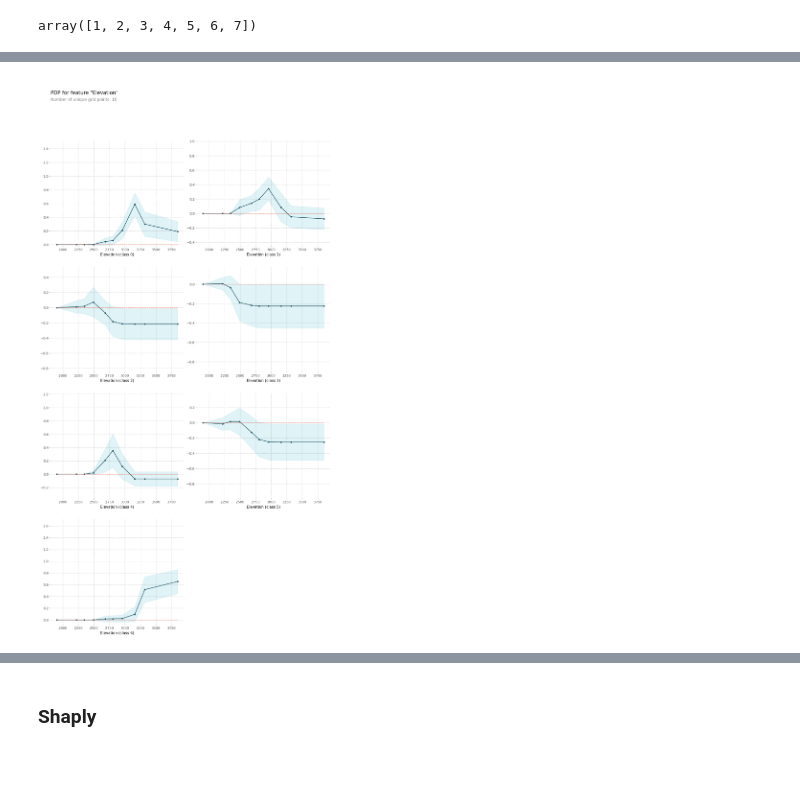
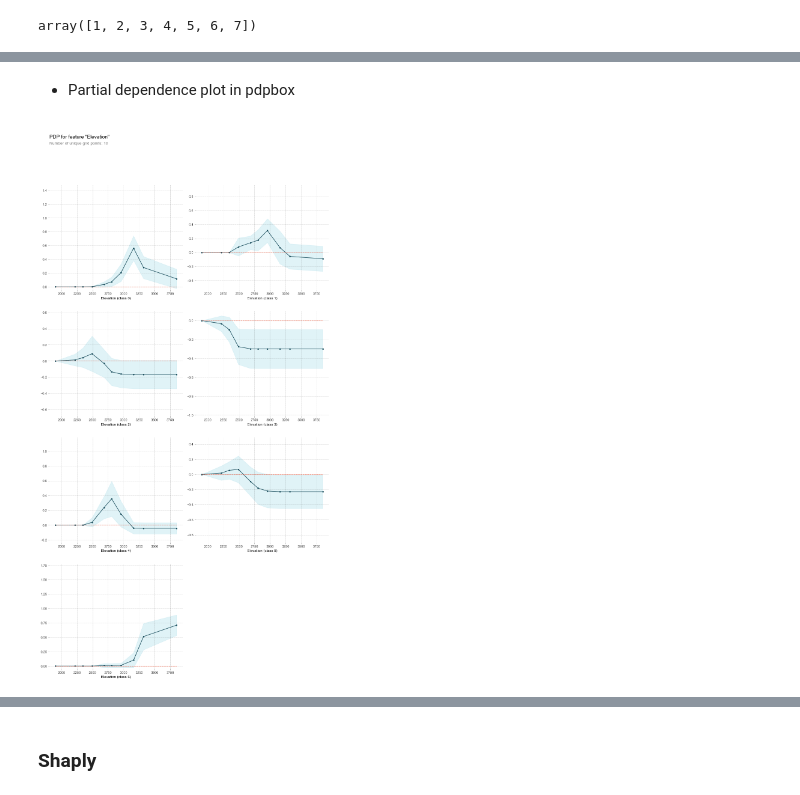
Before and after one commit to skhabiri/PredictiveModeling-CoverType-u2build, a Jupyter notebook: notebooks/forestcover.ipynb, the cells around one changed output, grey strips where cells are left out. Drawn from its saved outputs; the diff is of its cells as text; code cells hidden in the pictures; blank space fills up the shorter version.

```diff
--- a/notebooks/forestcover.ipynb
+++ b/notebooks/forestcover.ipynb
@@ -628,7 +814,8 @@ def important_features(estimator, est_dict, X_val, y_val, selected_feat, n_feat=
   df = df[df.loc[:,"feature"].isin(selected_feat)]
 
   # feature_importance metric calculated directly by the estimator
-  df["estimator_feature_importance"] = estimator.named_steps[est_dict[estimator][0].__class__.__name__.lower()].feature_importances_
+  df["estimator_feature_importance"] = estimator.named_steps[
+            est_dict[estimator][0].__class__.__name__.lower()].feature_importances_
 
   # Sorting based on permutation importance values
   df = df.sort_values(by='importances_mean', ascending=False)
@@ -656,8 +843,9 @@ def important_features(estimator, est_dict, X_val, y_val, selected_feat, n_feat=
 # %%
 for i, estimator in enumerate(tree_list):
   print(f"********** {est_dict[estimator][0].__class__.__name__} **********")
-  df_importance = important_features(estimator=estimator, est_dict=est_dict,
-                                     X_val=X_val, y_val=y_val, selected_feat=selected_feat, n_feat=15, n_repeats=5)
+  df_importance = important_features(
+      estimator=estimator, est_dict=est_dict, X_val=X_val, y_val=y_val,
+      selected_feat=selected_feat, n_feat=15, n_repeats=5)
 # %% [output]
 ********** RandomForestClassifier **********
 dict_keys(['importances_mean', 'importances_std', 'importances'])
@@ -698,7 +886,7 @@ eval_set = [(X_train_xform, y_train), (X_val_xform, y_val)]
 clf.fit(X_train_xform, y_train,
           eval_set=eval_set,
           eval_metric=['merror', 'mlogloss'],
-          early_stopping_rounds=50,
+          early_stopping_rounds=20,
           verbose=False) # Stop if the score hasn't improved in 50 rounds
 
 print('Training Accuracy:', clf.score(X_train_xform, y_train))
@@ -753,7 +960,8 @@ for k, estimator in enumerate(tree_list):
   # estimator.set_params(functiontransformer__kw_args = kwargs_dict)
   # print(est_dict[estimator][1])
 
-  param_distributions = {classifier_name.lower()+'__'+ est_dict[estimator][1][j]: est_dict[estimator][2][j] for j in range(len(est_dict[estimator][1]))}
+  param_distributions = {classifier_name.lower()+'__'+ est_dict[estimator][1][j]: est_dict[estimator][2][j]
+                         for j in range(len(est_dict[estimator][1]))}
 
   for i in range(len(est_dict[estimator][1])):
     param_name=classifier_name.lower()+'__'+ est_dict[estimator][1][i]
@@ -994,3 +1210,5 @@ for t in model.classes_:
+# %% [markdown]
+* Partial dependence plot in pdpbox
 # %%
 # In pdp
 %%capture
@@ -998,14 +1216,15 @@ for t in model.classes_:
 # %%
 from pdpbox import pdp
 
 feature = 'Elevation'
 pdp_dist = pdp.pdp_isolate(model=model,
                            dataset=X_val_xform,
+                           num_grid_points=10,
                            model_features=X_val_xform.columns,
                            feature=feature)
 pdp.pdp_plot(pdp_dist, feature, plot_lines=False);
 # %% [output]
-[figure, old version]
+[figure, new version]
 # %%
 df_importance.head()
 # %% [output]
```
Also changed, not shown: parts of 58 cells of this notebook.
